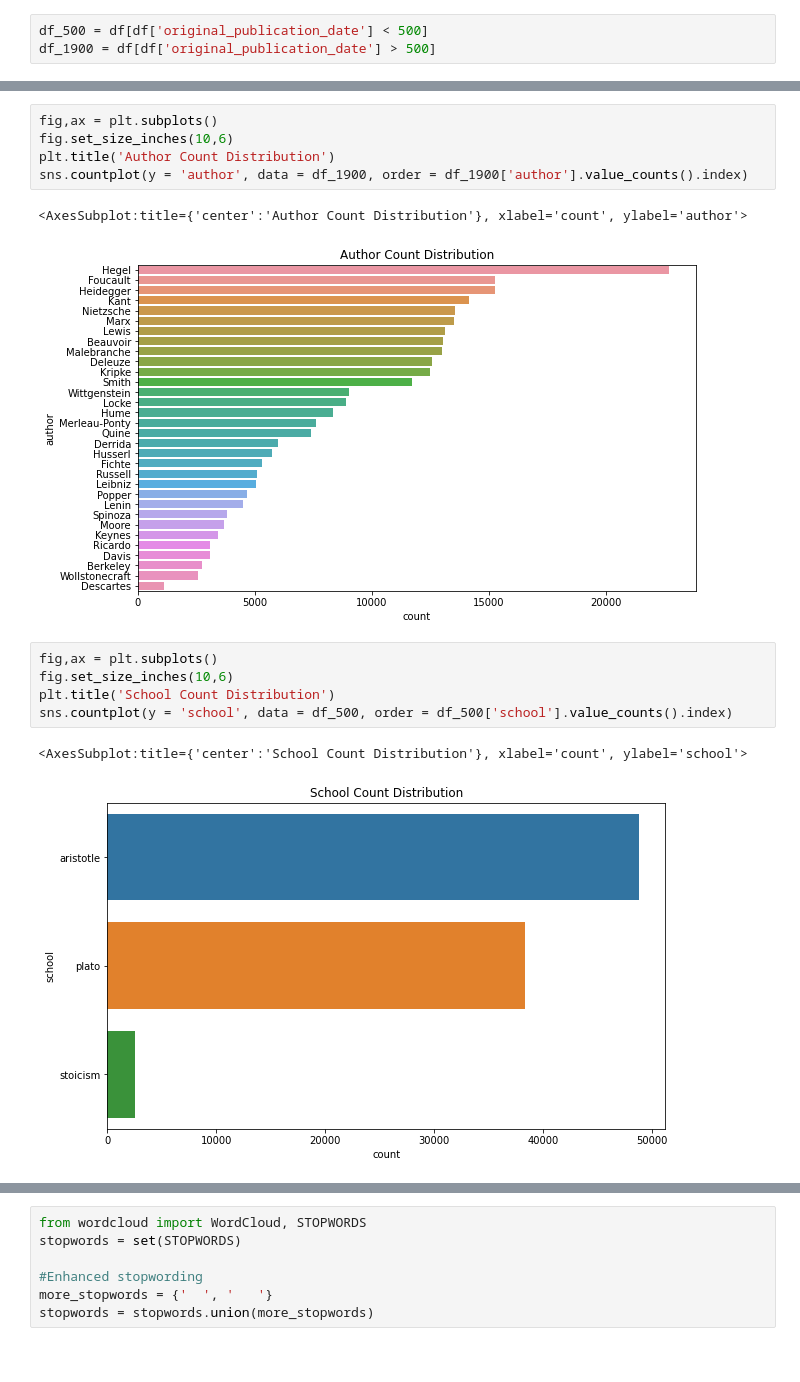
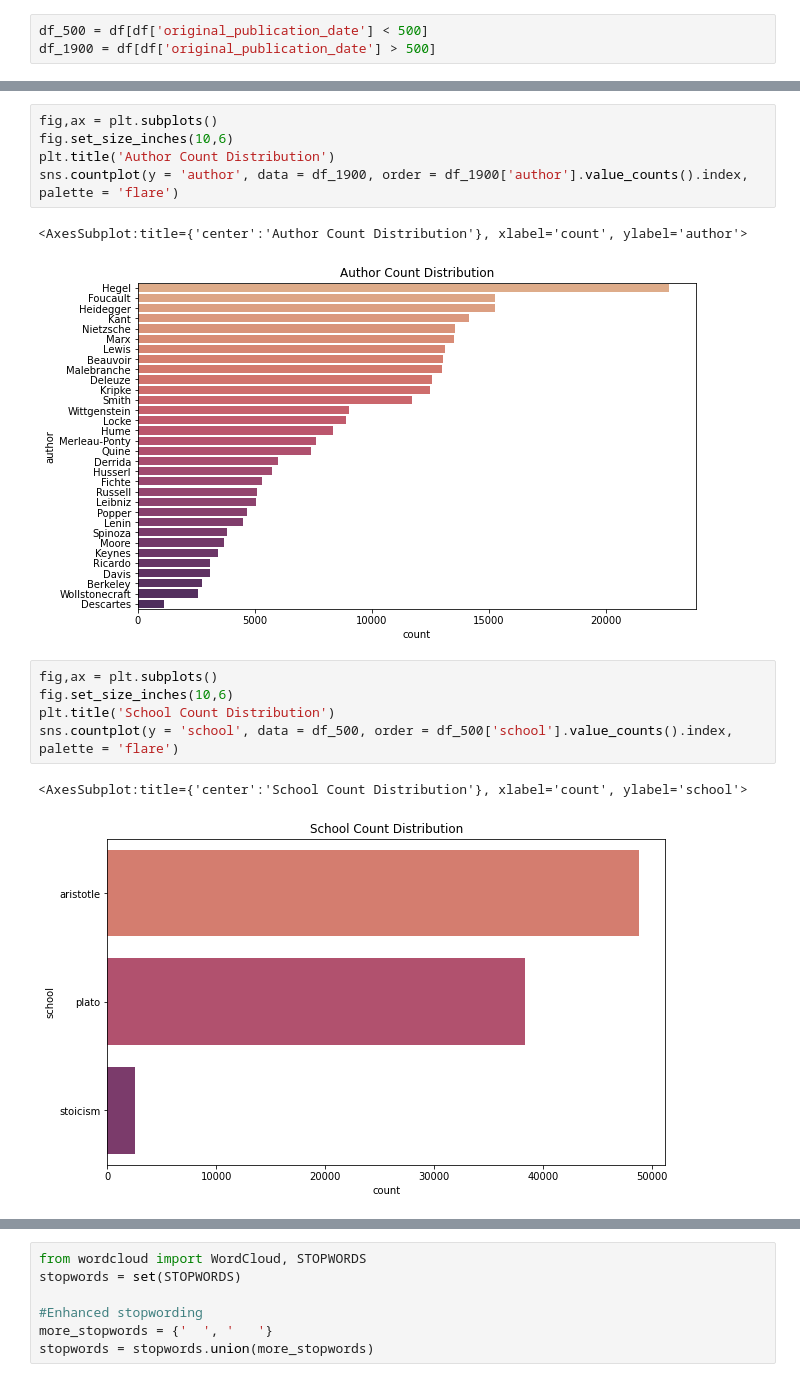
Before and after one commit to woonsupkim/NLP_Philosophy_DataStory, a Jupyter notebook: Project1.ipynb, the cells around one changed output, grey strips where cells are left out. Cells and saved outputs as stored; diff of their text form.

Commit message:
visuals

```diff
--- a/Project1.ipynb
+++ b/Project1.ipynb
@@ -152,18 +152,18 @@ sns.countplot(y = 'author', data = df_500, order = df_500['author'].value_counts
 fig,ax = plt.subplots()
 fig.set_size_inches(10,6)
 plt.title('Author Count Distribution')
-sns.countplot(y = 'author', data = df_1900, order = df_1900['author'].value_counts().index)
+sns.countplot(y = 'author', data = df_1900, order = df_1900['author'].value_counts().index, palette = 'flare')
 # %% [output]
 <AxesSubplot:title={'center':'Author Count Distribution'}, xlabel='count', ylabel='author'>
-[figure, old version]
+[figure, new version]
 # %%
 fig,ax = plt.subplots()
 fig.set_size_inches(10,6)
 plt.title('School Count Distribution')
-sns.countplot(y = 'school', data = df_500, order = df_500['school'].value_counts().index)
+sns.countplot(y = 'school', data = df_500, order = df_500['school'].value_counts().index, palette = 'flare')
 # %% [output]
 <AxesSubplot:title={'center':'School Count Distribution'}, xlabel='count', ylabel='school'>
-[figure, old version]
+[figure, new version]
 # %%
 fig,ax = plt.subplots()
 fig.set_size_inches(10,6)
```
Also changed, not shown: parts of 2 cells of this notebook.
